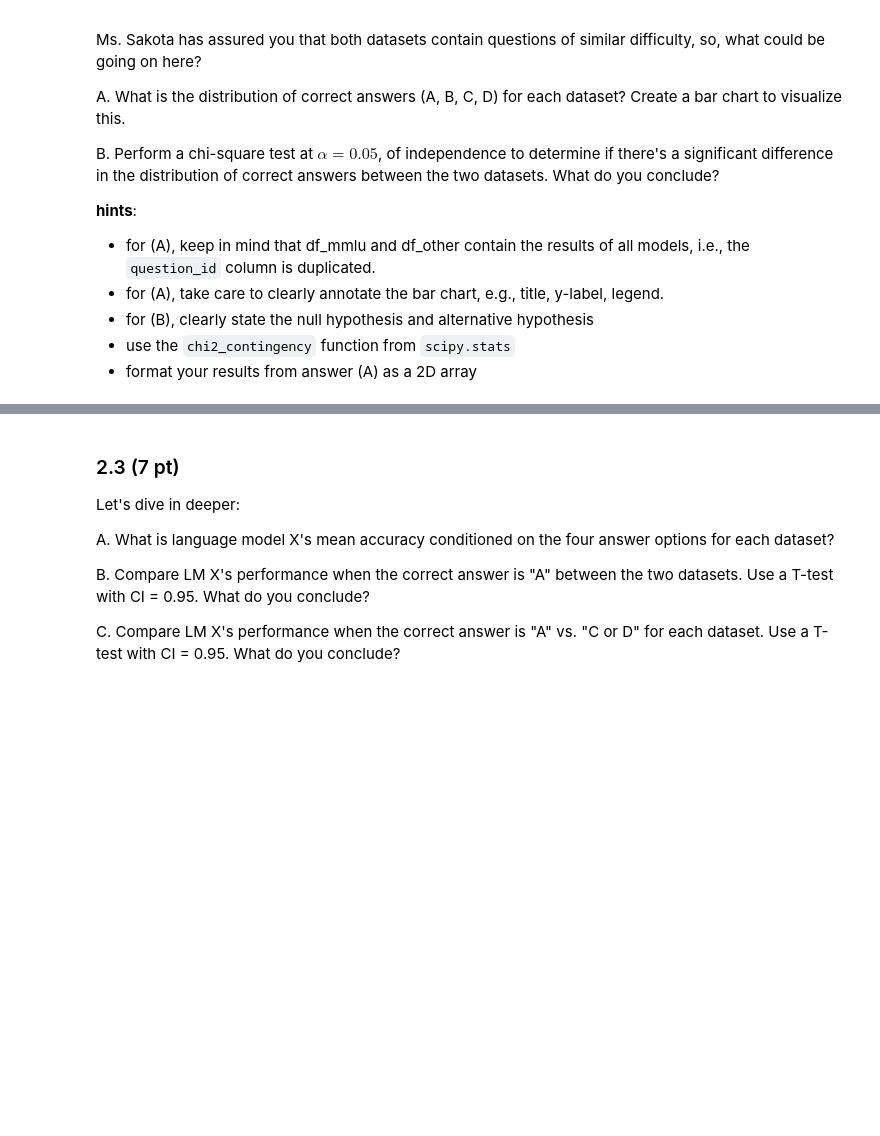
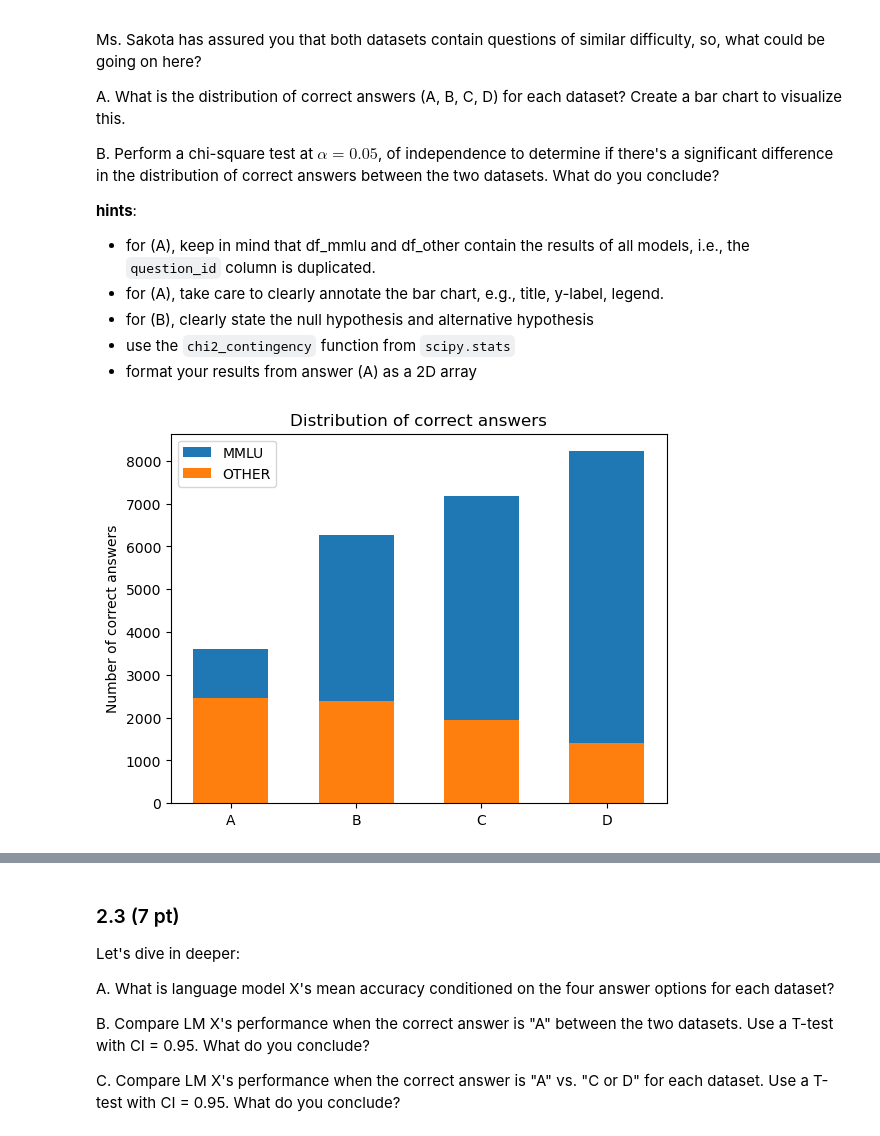
Before and after one commit to M-i-r-c-o/2024, a Jupyter notebook: Homework/01_PROJECT_NEUTRALITY/analysis.ipynb, the cells around one changed output, grey strips where cells are left out. Drawn from its saved outputs; the diff is of its cells as text; code cells hidden in the pictures; blank space fills up the shorter version.

```diff
--- a/Homework/01_PROJECT_NEUTRALITY/analysis.ipynb
+++ b/Homework/01_PROJECT_NEUTRALITY/analysis.ipynb
@@ -402,3 +544,14 @@ B. Perform a chi-square test at $\alpha = 0.05$, of independence to determine if
 - format your results from answer (A) as a 2D array
 # %%
 # A
+df_mmlu_correct_distr = df_mmlu.groupby(by='answer', as_index=False)['correct'].sum()
+df_other_correct_distr = df_other.groupby(by='answer', as_index=False)['correct'].sum()
+
+plt.bar(df_mmlu_correct_distr['answer'], df_mmlu_correct_distr['correct'], 0.6,  label='MMLU')
+plt.bar(df_other_correct_distr['answer'], df_other_correct_distr['correct'], 0.6, label='OTHER')
+plt.ylabel('Number of correct answers')
+plt.title('Distribution of correct answers')
+plt.legend()
+plt.show()
+# %% [output]
+[figure, added]
```
Also changed, not shown: parts of 18 cells of this notebook.
